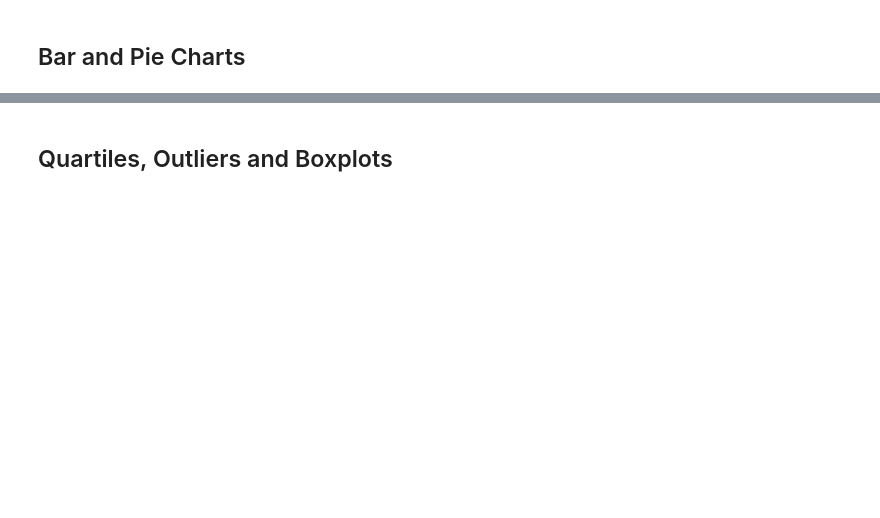
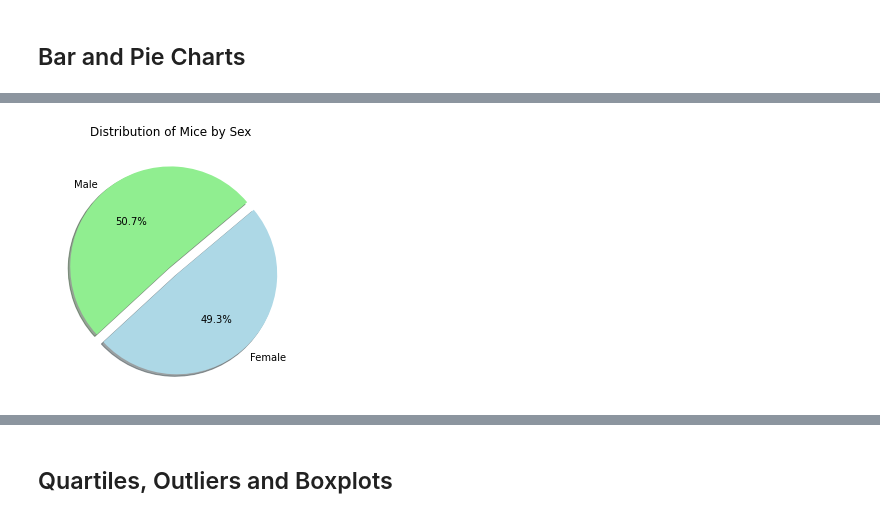
Before and after one commit to austin3216/matplotlib-challenge, a Jupyter notebook: pymaceuticals_starter.ipynb, the cells around one changed output, grey strips where cells are left out. Drawn from its saved outputs; the diff is of its cells as text; code cells hidden in the pictures; blank space fills up the shorter version.

```diff
--- a/pymaceuticals_starter.ipynb
+++ b/pymaceuticals_starter.ipynb
@@ -108,14 +165,16 @@ plt.show()
 # %%
 # Generate a pie plot showing the distribution of female versus male mice using pandas
 
 # Get the counts of mice by gender + plot using pandas
-mouse_study_df['Sex'].value_counts().plot(kind='pie', autopct='%1.1f%%', shadow=True, startangle=40, explode=[0,0.1], colors=['lightgreen','lightblue'])
+mouse_study_clean['Sex'].value_counts().plot(kind='pie', autopct='%1.1f%%', shadow=True, startangle=40, explode=[0,0.1], colors=['lightgreen','lightblue'])
 
 # Show the pie chart
 plt.title('Distribution of Mice by Sex')
 plt.axis('off')
 plt.tight_layout()
 plt.show()
+# %% [output]
+[figure, added]
 # %%
 # Generate a pie plot showing the distribution of female versus male mice using pyplot
 
```
Also changed, not shown: parts of 12 cells of this notebook.
